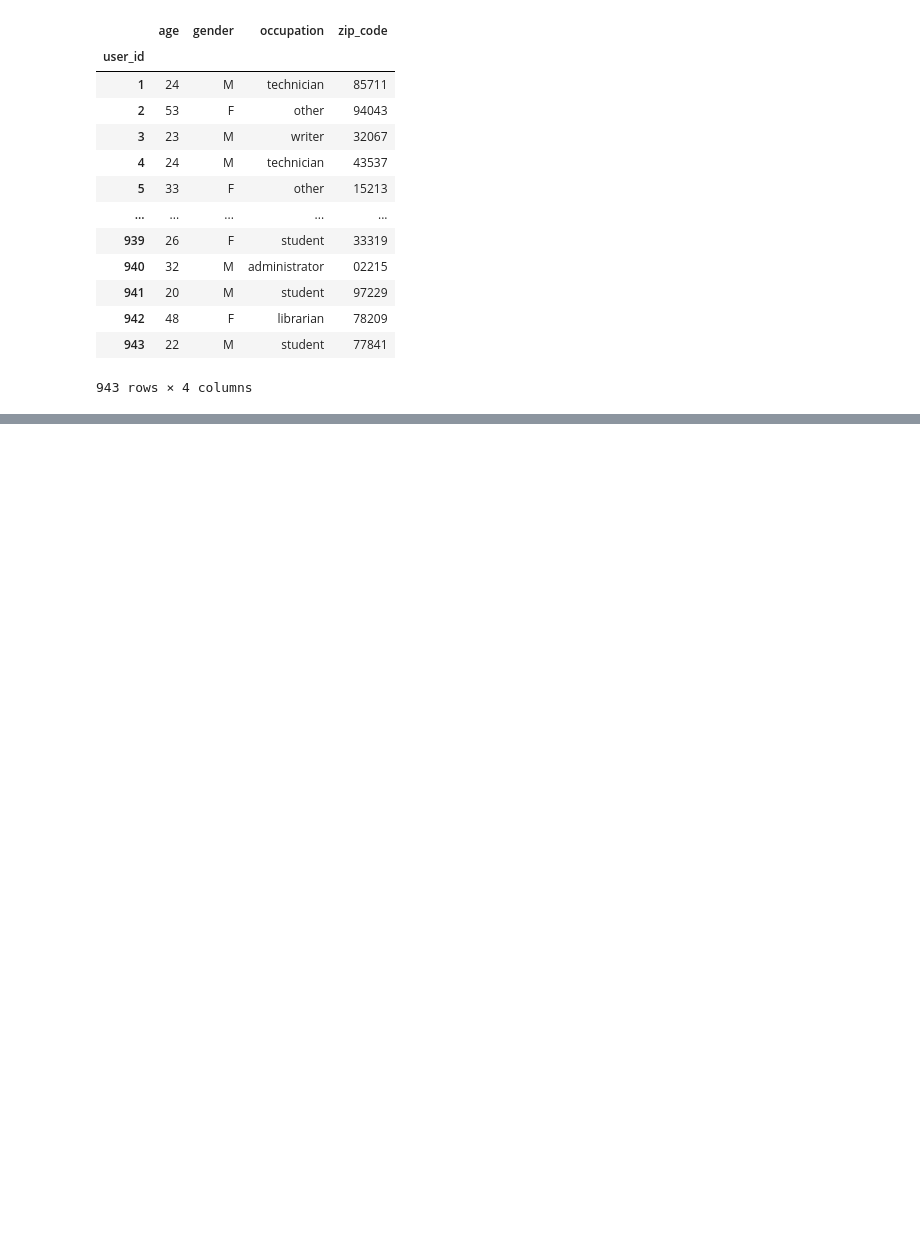
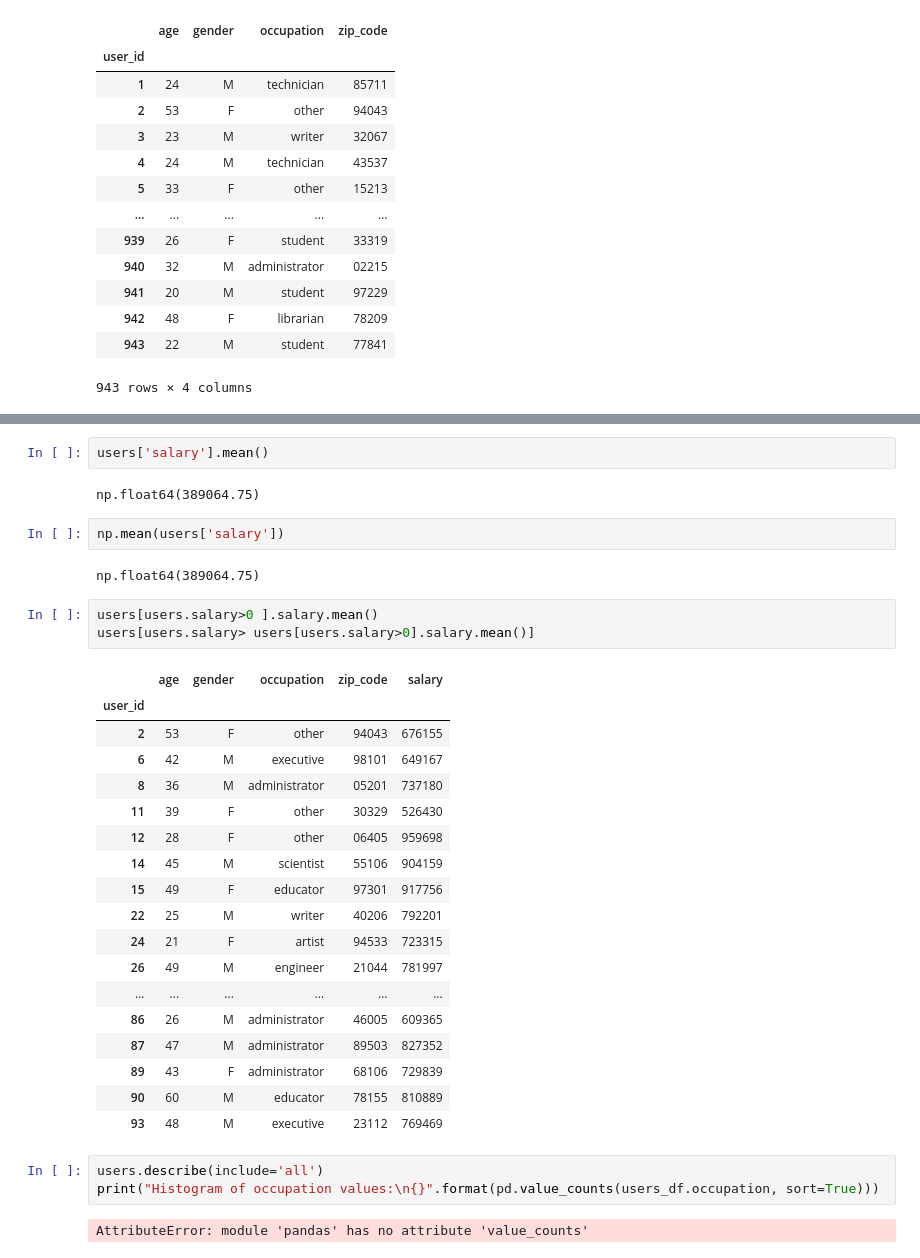
Before and after one commit to MUHAMMADANASWAQAR/Python, a Jupyter notebook: pandas/panda.ipynb, the cells around one changed output, grey strips where cells are left out. Saved outputs shown, nothing was run; the diff lists cells and outputs as text; blank space fills up the shorter version.

Commit message:
pandas library

```diff
--- a/pandas/panda.ipynb
+++ b/pandas/panda.ipynb
@@ -24,0 +194,35 @@ users
+# %%
+users['salary'].mean()
+# %% [output]
+np.float64(389064.75)
+# %%
+np.mean(users['salary'])
+# %% [output]
+np.float64(389064.75)
+# %%
+users[users.salary>0 ].salary.mean()
+users[users.salary> users[users.salary>0].salary.mean()]
+# %% [output]
+|  | age | gender | occupation | zip_code | salary |
+| user_id |  |  |  |  |  |
+| 2 | 53 | F | other | 94043 | 676155 |
+| 6 | 42 | M | executive | 98101 | 649167 |
+| 8 | 36 | M | administrator | 05201 | 737180 |
+| 11 | 39 | F | other | 30329 | 526430 |
+| 12 | 28 | F | other | 06405 | 959698 |
+| 14 | 45 | M | scientist | 55106 | 904159 |
+| 15 | 49 | F | educator | 97301 | 917756 |
+| 22 | 25 | M | writer | 40206 | 792201 |
+| 24 | 21 | F | artist | 94533 | 723315 |
+| 26 | 49 | M | engineer | 21044 | 781997 |
+| ... | ... | ... | ... | ... | ... |
+| 86 | 26 | M | administrator | 46005 | 609365 |
+| 87 | 47 | M | administrator | 89503 | 827352 |
+| 89 | 43 | F | administrator | 68106 | 729839 |
+| 90 | 60 | M | educator | 78155 | 810889 |
+| 93 | 48 | M | executive | 23112 | 769469 |
+# %%
+users.describe(include='all')
+print("Histogram of occupation values:\n{}".format(pd.value_counts(users_df.occupation, sort=True)))
+# %% [output]
+AttributeError: module 'pandas' has no attribute 'value_counts'
```
Also changed, not shown: parts of 11 cells of this notebook.
